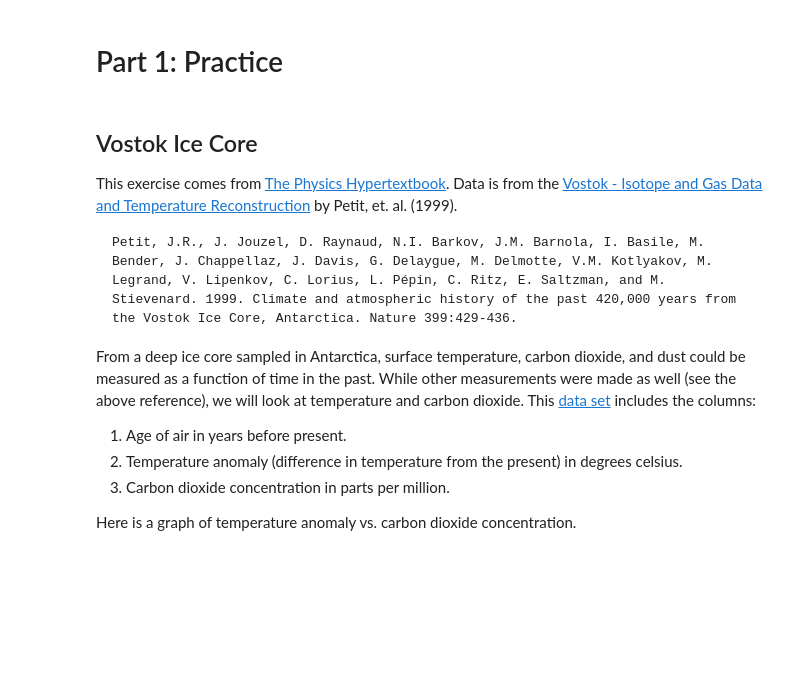
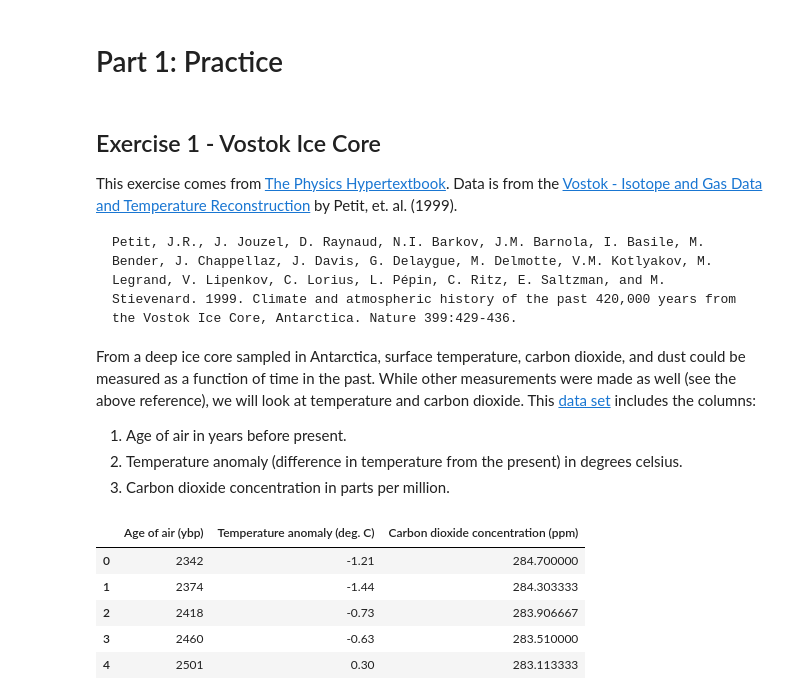
Before and after one commit to atitus/math-modeling-2, a Jupyter notebook: unit-03/03-05-applications/03-06-applications.ipynb, the cells around one changed output. Saved outputs shown, nothing was run; the diff lists cells and outputs as text; code cells hidden in the pictures; blank space fills up the shorter version.

Commit message:
update applications

```diff
--- a/unit-03/03-05-applications/03-06-applications.ipynb
+++ b/unit-03/03-05-applications/03-06-applications.ipynb
@@ -15,16 +20,25 @@ In this notebook, we will:
 # %% [markdown]
 # Part 1: Practice
 # %% [markdown]
-## Vostok Ice Core
+## Exercise 1 - Vostok Ice Core
 
 This exercise comes from [The Physics Hypertextbook](https://physics.info/linear-regression/practice.shtml). Data is from the [Vostok - Isotope and Gas Data and Temperature Reconstruction](https://www.ncdc.noaa.gov/paleo-search/study/2453) by Petit, et. al. (1999).
 
     Petit, J.R., J. Jouzel, D. Raynaud, N.I. Barkov, J.M. Barnola, I. Basile, M. Bender, J. Chappellaz, J. Davis, G. Delaygue, M. Delmotte, V.M. Kotlyakov, M. Legrand, V. Lipenkov, C. Lorius, L. Pépin, C. Ritz, E. Saltzman, and M. Stievenard. 1999. Climate and atmospheric history of the past 420,000 years from the Vostok Ice Core, Antarctica. Nature 399:429-436.
 
-From a deep ice core sampled in Antarctica, surface temperature, carbon dioxide, and dust could be measured as a function of time in the past. While other measurements were made as well (see the above reference), we will look at temperature and carbon dioxide. This [data set](https://raw.githubusercontent.com/atitus/STLinSTL/main/workshop2/04-applications/vostok.txt) includes the columns:
+From a deep ice core sampled in Antarctica, surface temperature, carbon dioxide, and dust could be measured as a function of time in the past. While other measurements were made as well (see the above reference), we will look at temperature and carbon dioxide. This [data set](https://raw.githubusercontent.com/atitus/math-modeling-2/main/unit-03/03-05-applications/vostok.txt) includes the columns:
 
 1. Age of air in years before present.
 2. Temperature anomaly (difference in temperature from the present) in degrees celsius.
 3. Carbon dioxide concentration in parts per million.
-
-Here is a graph of temperature anomaly vs. carbon dioxide concentration.
+# %%
+# read the data file
+df = pd.read_csv('vostok.txt', sep='\t')
+df.head()
+# %% [output]
+|  | Age of air (ybp) | Temperature anomaly (deg. C) | Carbon dioxide concentration (ppm) |
+| 0 | 2342 | -1.21 | 284.700000 |
+| 1 | 2374 | -1.44 | 284.303333 |
+| 2 | 2418 | -0.73 | 283.906667 |
+| 3 | 2460 | -0.63 | 283.510000 |
+| 4 | 2501 | 0.30 | 283.113333 |
```
Also changed, not shown: parts of 10 cells of this notebook, 19 other files.
